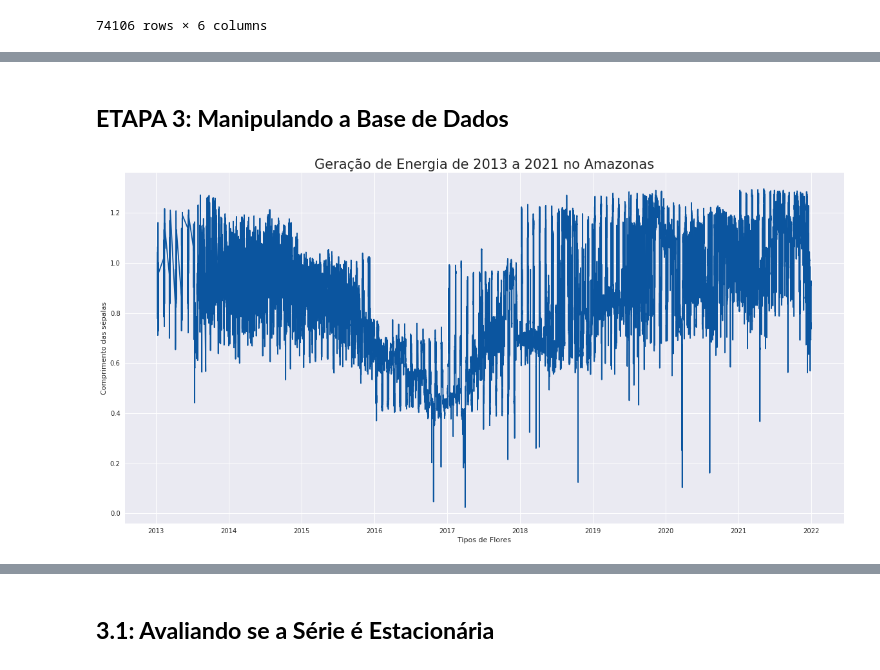
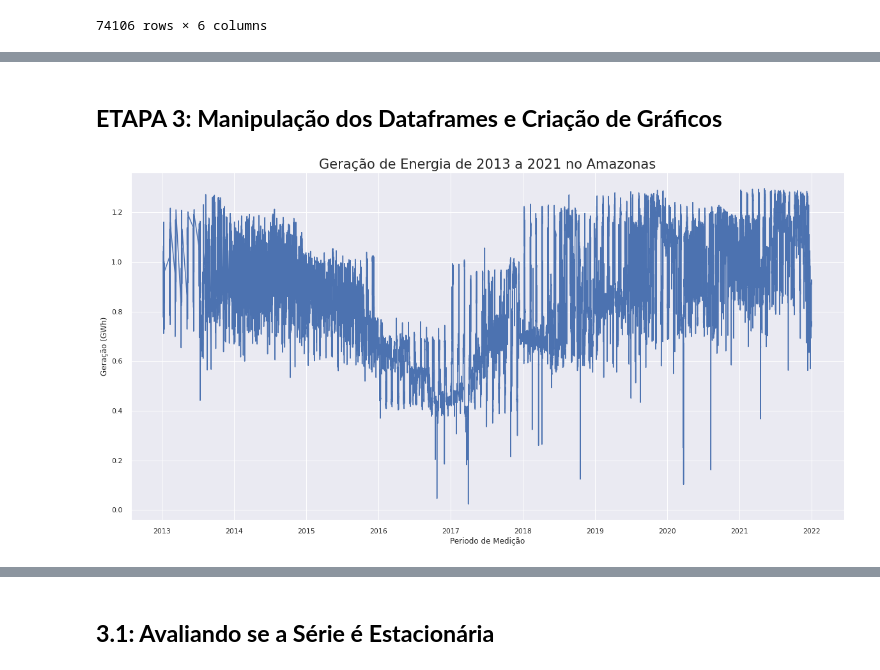
Before and after one commit to Leonardorochagit/Geracao_Energia, a Jupyter notebook: Previsao_GeracaoEnergia_AM.ipynb, the cells around one changed output, grey strips where cells are left out. Cells and saved outputs as stored; diff of their text form; code cells hidden in the pictures.

```diff
--- a/Previsao_GeracaoEnergia_AM.ipynb
+++ b/Previsao_GeracaoEnergia_AM.ipynb
@@ -40,31 +98 @@ fatal: destination path 'Geracao_Energia' already exists and is not an empty dir
 /content/Geracao_Energia/Base_ONS
-# %%
-import numpy as np
-import pandas as pd
-from pandas import Grouper
-from pandas import DataFrame
-from datetime import datetime
-
-#ARIMA
-
-from pmdarima.arima import auto_arima
-#Stats Models
-from statsmodels.tsa.filters.hp_filter import hpfilter
-from statsmodels.tsa.seasonal import seasonal_decompose
-
-#Graficos
-import matplotlib.pyplot as plt
-import matplotlib as mpl
-from matplotlib import pyplot
-import seaborn as sns
-import warnings
-plt.style.use('seaborn')
-warnings.filterwarnings("ignore")
-plt.rcParams["figure.figsize"] = (15,15)
-%matplotlib inline
-# %%
-# palette -> Accent, Accent_r, Blues, Blues_r, BrBG, BrBG_r, BuGn, BuGn_r, BuPu, BuPu_r, CMRmap, CMRmap_r, Dark2, Dark2_r, GnBu, GnBu_r, Greens, Greens_r, Greys, Greys_r, OrRd, OrRd_r, Oranges, Oranges_r, PRGn, PRGn_r, Paired, Paired_r, Pastel1, Pastel1_r, Pastel2, Pastel2_r, PiYG, PiYG_r, PuBu, PuBuGn, PuBuGn_r, PuBu_r, PuOr, PuOr_r, PuRd, PuRd_r, Purples, Purples_r, RdBu, RdBu_r, RdGy, RdGy_r, RdPu, RdPu_r, RdYlBu, RdYlBu_r, RdYlGn, RdYlGn_r, Reds, Reds_r, Set1, Set1_r, Set2, Set2_r, Set3, Set3_r, Spectral, Spectral_r, Wistia, Wistia_r, YlGn, YlGnBu, YlGnBu_r, YlGn_r, YlOrBr, YlOrBr_r, YlOrRd, YlOrRd_r, afmhot, afmhot_r, autumn, autumn_r, binary, binary_r, bone, bone_r, brg, brg_r, bwr, bwr_r, cividis, cividis_r, cool, cool_r, coolwarm, coolwarm_r, copper, copper_r, cubehelix, cubehelix_r, flag, flag_r, gist_earth, gist_earth_r, gist_gray, gist_gray_r, gist_heat, gist_heat_r, gist_ncar, gist_ncar_r, gist_rainbow, gist_rainbow_r, gist_stern, gist_stern_r, gist_yarg, gist_yarg_r, gnuplot, gnuplot2, gnuplot2_r, gnuplot_r, gray, gray_r, hot, hot_r, hsv, hsv_r, icefire, icefire_r, inferno, inferno_r, jet, jet_r, magma, magma_r, mako, mako_r, nipy_spectral, nipy_spectral_r, ocean, ocean_r, pink, pink_r, plasma, plasma_r, prism, prism_r, rainbow, rainbow_r, rocket, rocket_r, seismic, seismic_r, spring, spring_r, summer, summer_r, tab10, tab10_r, tab20, tab20_r, tab20b, tab20b_r, tab20c, tab20c_r, terrain, terrain_r, viridis, viridis_r, vlag, vlag_r, winter, winter_r
-sns.set_palette("Blues_r")
-
-# style -> white, dark, whitegrid, darkgrid, ticks
-sns.set_style("darkgrid")
@@ -387,16 +339,16 @@ df_pivot_day.head()
-# %% [markdown]
-## **ETAPA 3: Manipulando a Base de Dados**
+# %% [markdown]
+## **ETAPA 3: Manipulação dos Dataframes e Criação de Gráficos**
 # %%
 plt.figure(figsize=(20,10))
 plt.title("Geração de Energia de 2013 a 2021 no Amazonas", loc="center", fontsize=21)
-plt.xlabel("Tipos de Flores")
-plt.ylabel("Comprimento das sépalas")
+plt.xlabel("Periodo de Medição")
+plt.ylabel("Geração (GWh)")
 sns.lineplot(x=df.index, y='Geracao_(GWh)', data=df)
 #sns.relplot(x=df.index, y='Geracao_(GWh)', hue="event", kind="line", data=df)
 #df.figure.autofmt_xdate()
 plt.show()
 # %% [output]
-[figure, old version]
+[figure, new version]
 # %%
 #https://towardsdatascience.com/six-essential-plots-for-time-series-data-analysis-477bd7e778ac
 # !pip install forecast
```
Also changed, not shown: parts of 34 cells of this notebook.
